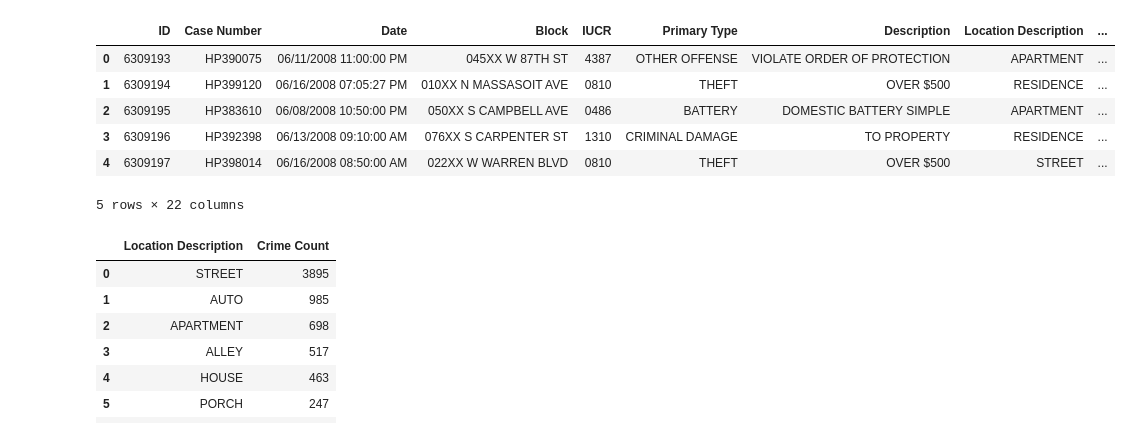
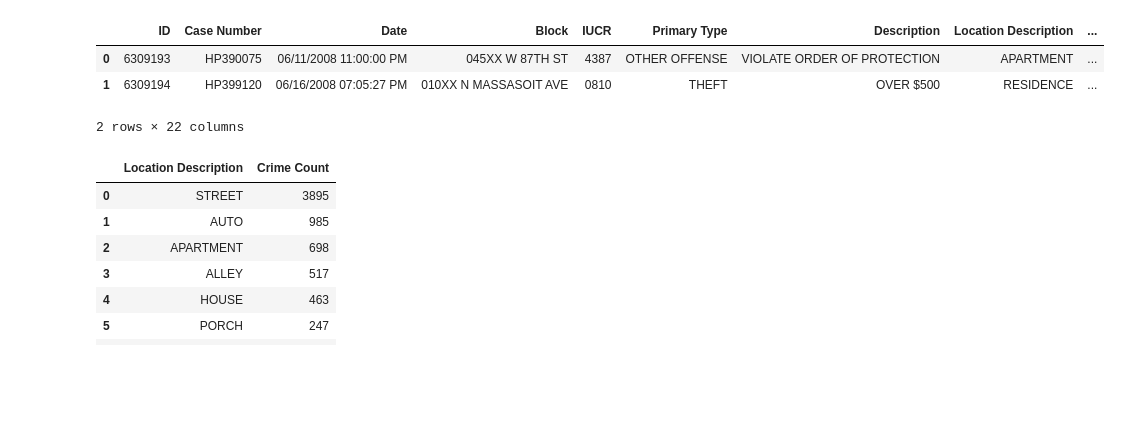
Before and after one commit to AmeyKelekar/DataAnalysisUsingPython, a Jupyter notebook: DataAnalysisOnCrimeInChicago/Analysis_Scripts/ipython_notebooks/Chicago_Crime_Analysis_HomicidesByLocationDescription.ipynb, the cells around one changed output. Cells and saved outputs as stored; diff of their text form; code cells hidden in the pictures; blank space fills up the shorter version.

```diff
--- a/DataAnalysisOnCrimeInChicago/Analysis_Scripts/ipython_notebooks/Chicago_Crime_Analysis_HomicidesByLocationDescription.ipynb
+++ b/DataAnalysisOnCrimeInChicago/Analysis_Scripts/ipython_notebooks/Chicago_Crime_Analysis_HomicidesByLocationDescription.ipynb
@@ -10,15 +10,12 @@ from matplotlib.pyplot import show
 # %%
 crime_data = pd.read_csv('/Users/ameykelekar/Documents/DataAnalysisUsingPython/Data Analysis on Crime in Chicago/Chicago_crime/Crimes_-_2001_to_present.csv')
 # %%
-crime_data.head()
+crime_data.head(2)
 # %% [output]
 |  | ID | Case Number | Date | Block | IUCR | Primary Type | Description | Location Description | ... |
 | 0 | 6309193 | HP390075 | 06/11/2008 11:00:00 PM | 045XX W 87TH ST | 4387 | OTHER OFFENSE | VIOLATE ORDER OF PROTECTION | APARTMENT | ... |
 | 1 | 6309194 | HP399120 | 06/16/2008 07:05:27 PM | 010XX N MASSASOIT AVE | 0810 | THEFT | OVER $500 | RESIDENCE | ... |
-| 2 | 6309195 | HP383610 | 06/08/2008 10:50:00 PM | 050XX S CAMPBELL AVE | 0486 | BATTERY | DOMESTIC BATTERY SIMPLE | APARTMENT | ... |
-| 3 | 6309196 | HP392398 | 06/13/2008 09:10:00 AM | 076XX S CARPENTER ST | 1310 | CRIMINAL DAMAGE | TO PROPERTY | RESIDENCE | ... |
-| 4 | 6309197 | HP398014 | 06/16/2008 08:50:00 AM | 022XX W WARREN BLVD | 0810 | THEFT | OVER $500 | STREET | ... |
-5 rows × 22 columns
+2 rows × 22 columns
 # %%
 new_df= crime_data[crime_data['Primary Type'] == 'HOMICIDE']['Location Description'].value_counts().reset_index()
 # %%
```
Also changed, not shown: parts of 2 cells of this notebook.
